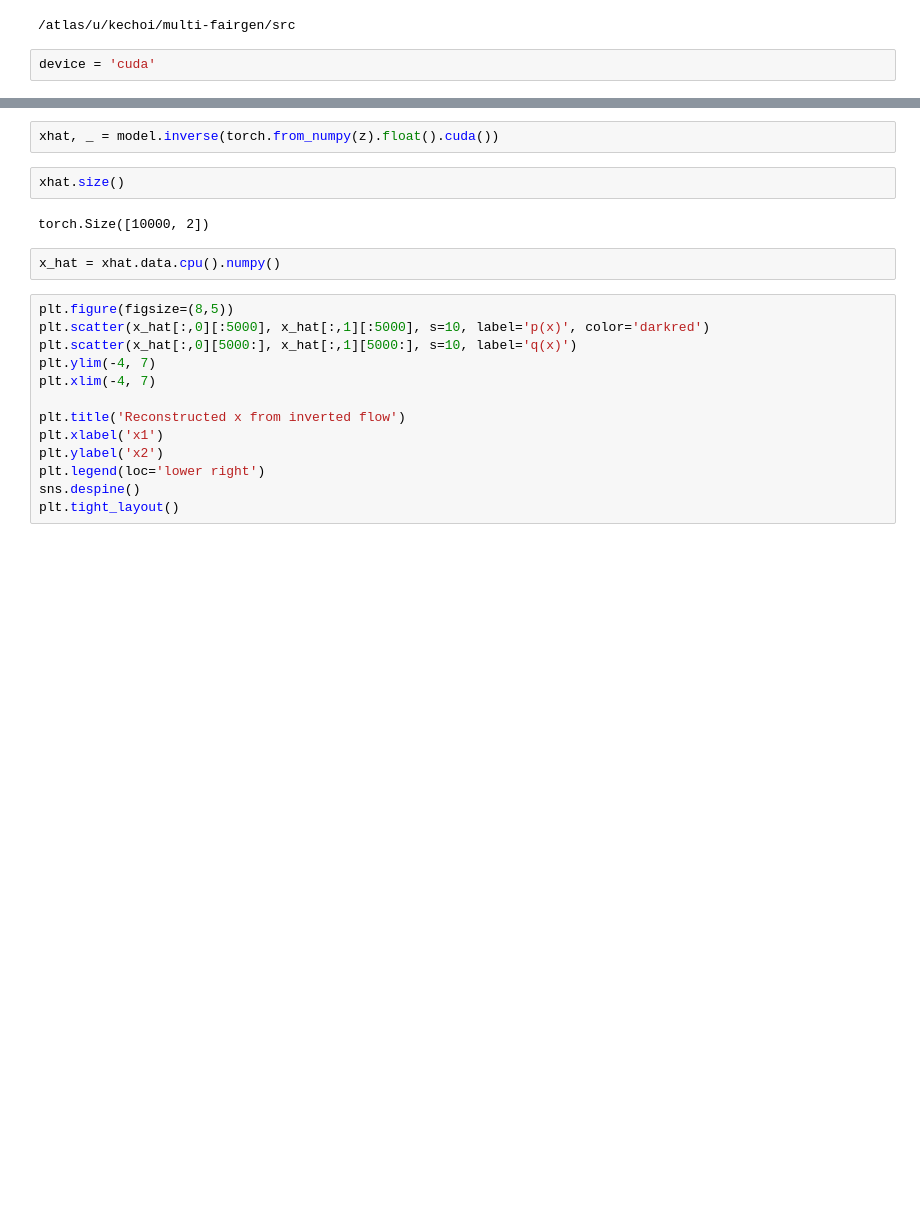
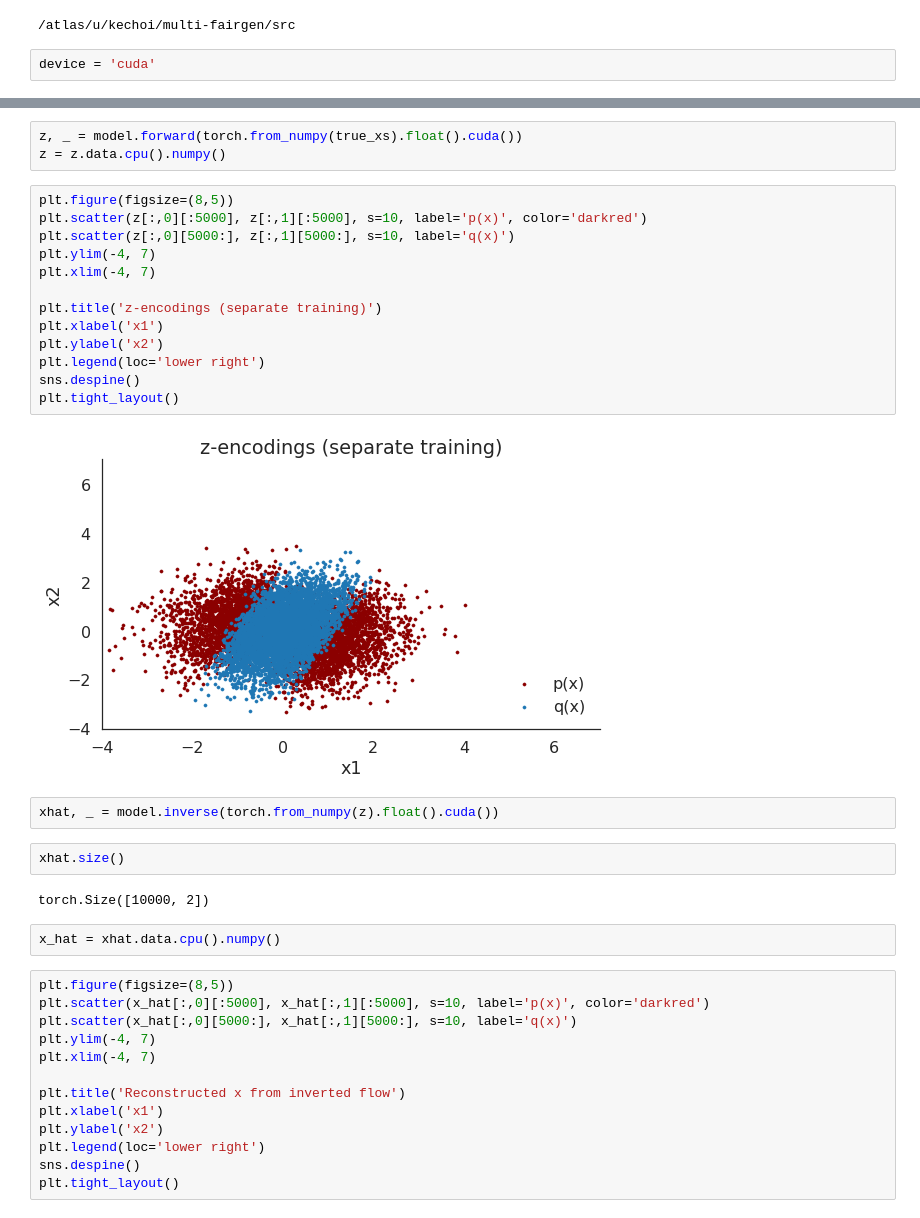
Before and after one commit to ermongroup/f-dre, a Jupyter notebook: notebooks/check-z-encodings-mi.ipynb, the cells around one changed output, grey strips where cells are left out. Saved outputs shown, nothing was run; the diff lists cells and outputs as text; blank space fills up the shorter version.

```diff
--- a/notebooks/check-z-encodings-mi.ipynb
+++ b/notebooks/check-z-encodings-mi.ipynb
@@ -183,6 +184,24 @@ MAF(
     (9): BatchNorm()
   )
 )
+# %%
+z, _ = model.forward(torch.from_numpy(true_xs).float().cuda())
+z = z.data.cpu().numpy()
+# %%
+plt.figure(figsize=(8,5))
+plt.scatter(z[:,0][:5000], z[:,1][:5000], s=10, label='p(x)', color='darkred')
+plt.scatter(z[:,0][5000:], z[:,1][5000:], s=10, label='q(x)')
+plt.ylim(-4, 7)
+plt.xlim(-4, 7)
+
+plt.title('z-encodings (separate training)')
+plt.xlabel('x1')
+plt.ylabel('x2')
+plt.legend(loc='lower right')
+sns.despine()
+plt.tight_layout()
+# %% [output]
+[figure, added]
 # %%
 xhat, _ = model.inverse(torch.from_numpy(z).float().cuda())
 # %%
```
Also changed, not shown: parts of 41 cells of this notebook, 40 other files.
